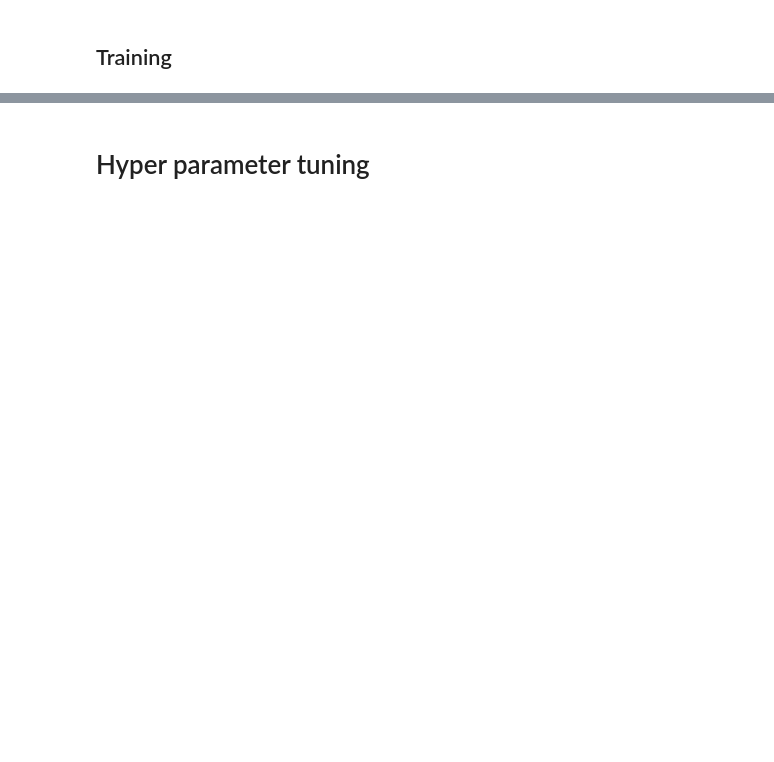
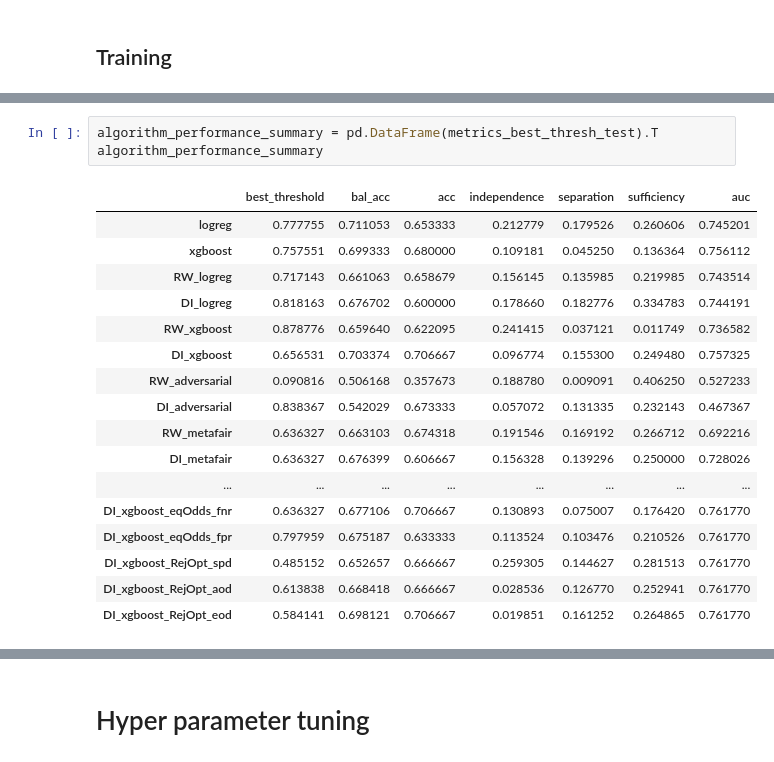
Before and after one commit to arturo-perez-peralta/FairMLIntegration, a Jupyter notebook: Test.ipynb, the cells around one changed output, grey strips where cells are left out. Drawn from its saved outputs; the diff is of its cells as text; blank space fills up the shorter version.

Commit message:
Added multiple algorithms and simulation study

```diff
--- a/Test.ipynb
+++ b/Test.ipynb
@@ -690,0 +1469,21 @@ def PosprocReject(data_train, data_val, data_test, unprivileged_groups, privileg
+# %%
+algorithm_performance_summary = pd.DataFrame(metrics_best_thresh_test).T
+algorithm_performance_summary
+# %% [output]
+|  | best_threshold | bal_acc | acc | independence | separation | sufficiency | auc |
+| logreg | 0.777755 | 0.711053 | 0.653333 | 0.212779 | 0.179526 | 0.260606 | 0.745201 |
+| xgboost | 0.757551 | 0.699333 | 0.680000 | 0.109181 | 0.045250 | 0.136364 | 0.756112 |
+| RW_logreg | 0.717143 | 0.661063 | 0.658679 | 0.156145 | 0.135985 | 0.219985 | 0.743514 |
+| DI_logreg | 0.818163 | 0.676702 | 0.600000 | 0.178660 | 0.182776 | 0.334783 | 0.744191 |
+| RW_xgboost | 0.878776 | 0.659640 | 0.622095 | 0.241415 | 0.037121 | 0.011749 | 0.736582 |
+| DI_xgboost | 0.656531 | 0.703374 | 0.706667 | 0.096774 | 0.155300 | 0.249480 | 0.757325 |
+| RW_adversarial | 0.090816 | 0.506168 | 0.357673 | 0.188780 | 0.009091 | 0.406250 | 0.527233 |
+| DI_adversarial | 0.838367 | 0.542029 | 0.673333 | 0.057072 | 0.131335 | 0.232143 | 0.467367 |
+| RW_metafair | 0.636327 | 0.663103 | 0.674318 | 0.191546 | 0.169192 | 0.266712 | 0.692216 |
+| DI_metafair | 0.636327 | 0.676399 | 0.606667 | 0.156328 | 0.139296 | 0.250000 | 0.728026 |
+| ... | ... | ... | ... | ... | ... | ... | ... |
+| DI_xgboost_eqOdds_fnr | 0.636327 | 0.677106 | 0.706667 | 0.130893 | 0.075007 | 0.176420 | 0.761770 |
+| DI_xgboost_eqOdds_fpr | 0.797959 | 0.675187 | 0.633333 | 0.113524 | 0.103476 | 0.210526 | 0.761770 |
+| DI_xgboost_RejOpt_spd | 0.485152 | 0.652657 | 0.666667 | 0.259305 | 0.144627 | 0.281513 | 0.761770 |
+| DI_xgboost_RejOpt_aod | 0.613838 | 0.668418 | 0.666667 | 0.028536 | 0.126770 | 0.252941 | 0.761770 |
+| DI_xgboost_RejOpt_eod | 0.584141 | 0.698121 | 0.706667 | 0.019851 | 0.161252 | 0.264865 | 0.761770 |
```
Also changed, not shown: parts of 21 cells of this notebook.
